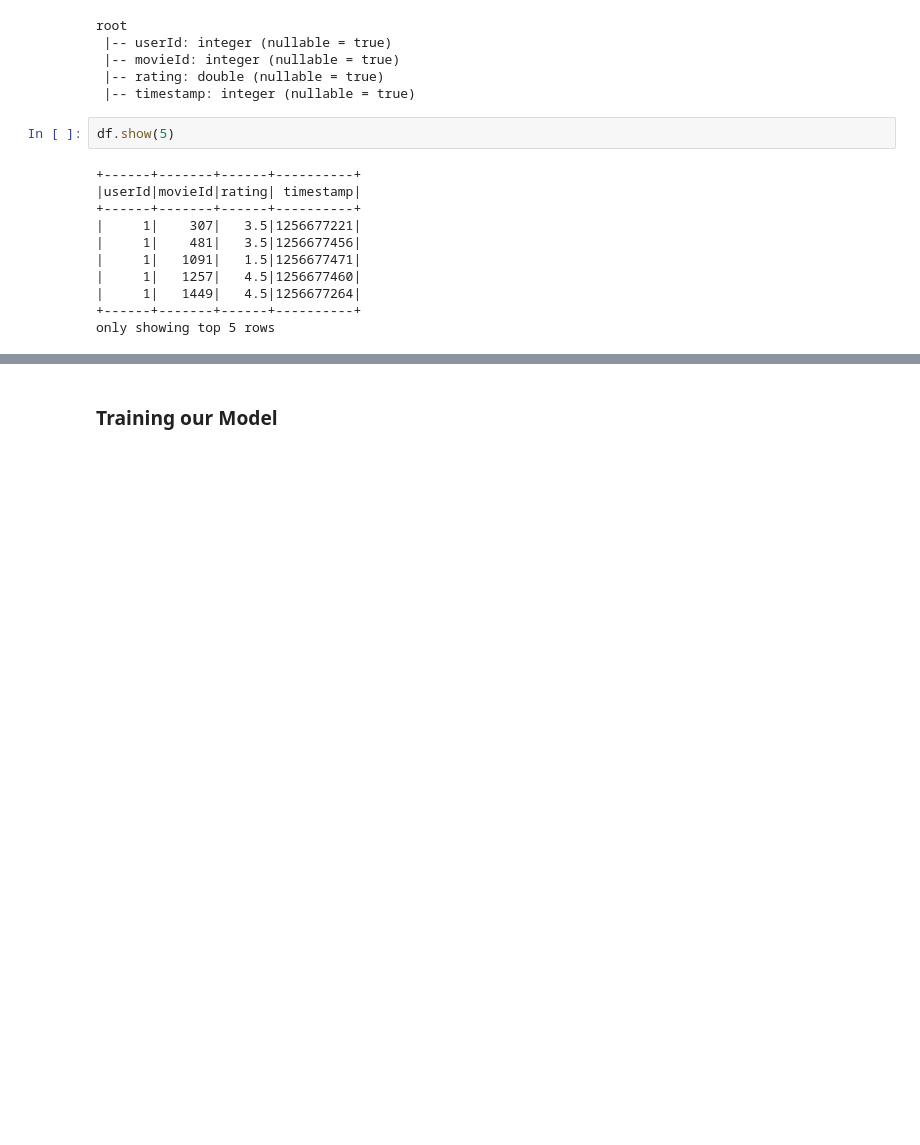
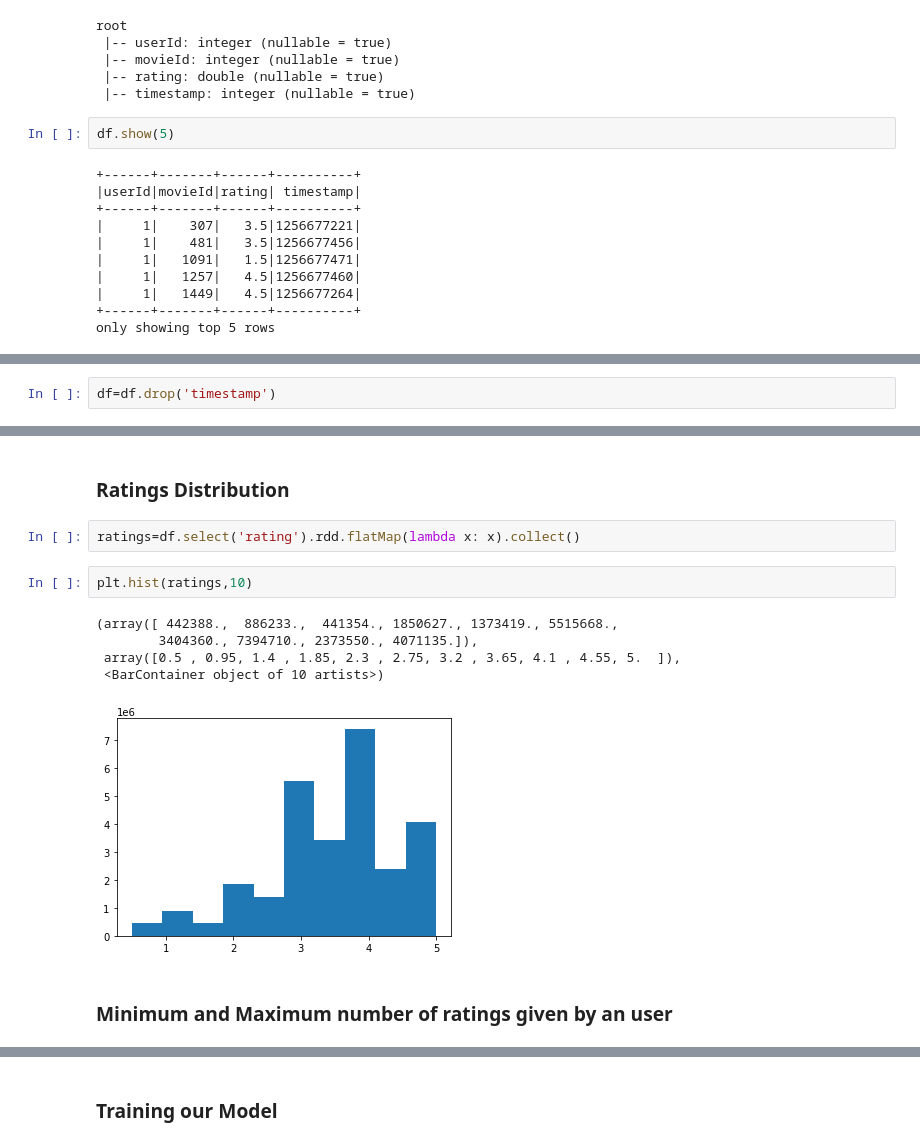
Before and after one commit to HenryTseTse/Recommendation_System, a Jupyter notebook: Collaborative Filtering.ipynb, the cells around one changed output, grey strips where cells are left out. Cells and saved outputs as stored; diff of their text form; blank space fills up the shorter version.

Commit message:
Version 2
Added some EDA and Removed timestamp while training

```diff
--- a/Collaborative Filtering.ipynb
+++ b/Collaborative Filtering.ipynb
@@ -58,0 +62,2 @@ train, test = df.randomSplit([0.8,0.2])
+# %%
+df=df.drop('timestamp')
@@ -59 +107,15 @@ train, test = df.randomSplit([0.8,0.2])
+# %% [markdown]
+### Ratings Distribution
+# %%
+ratings=df.select('rating').rdd.flatMap(lambda x: x).collect()
+# %%
+plt.hist(ratings,10)
+# %% [output]
+(array([ 442388.,  886233.,  441354., 1850627., 1373419., 5515668.,
+        3404360., 7394710., 2373550., 4071135.]),
+ array([0.5 , 0.95, 1.4 , 1.85, 2.3 , 2.75, 3.2 , 3.65, 4.1 , 4.55, 5.  ]),
+ <BarContainer object of 10 artists>)
+[figure, added]
+# %% [markdown]
+### Minimum and Maximum number of ratings given by an user
 # %%
```
Also changed, not shown: parts of 21 cells of this notebook.
